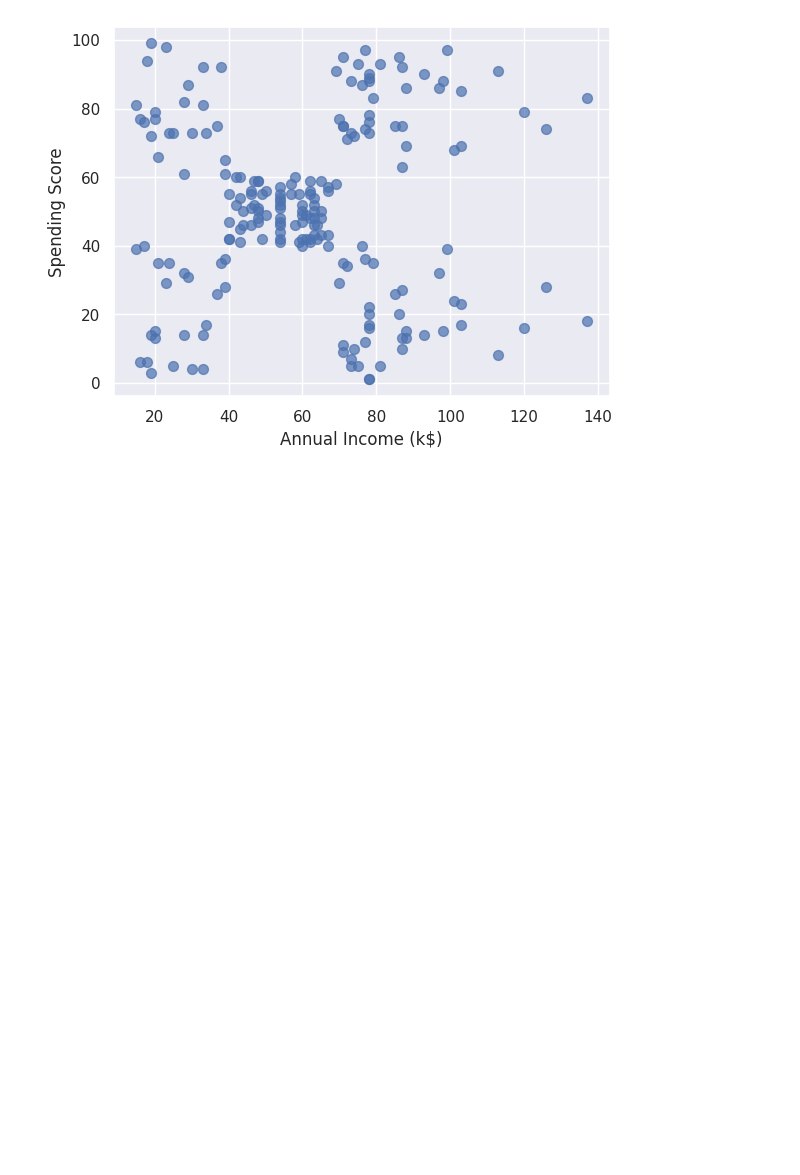
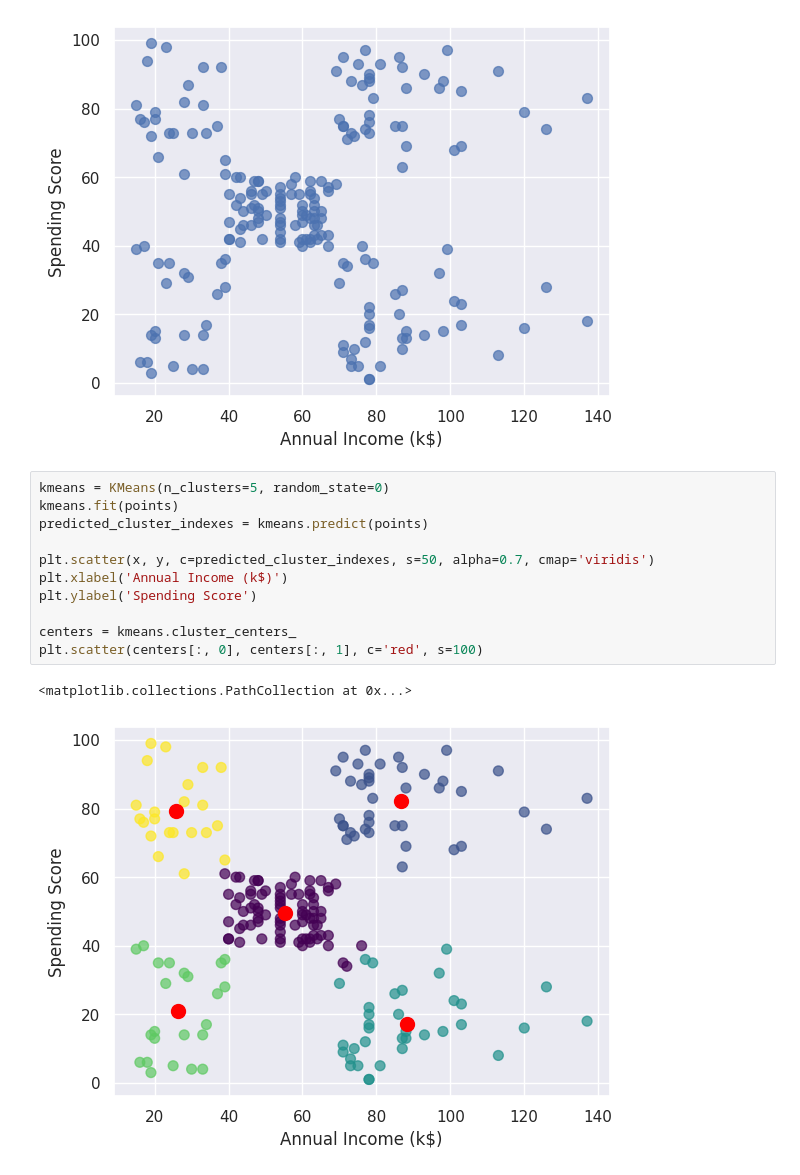
Before and after one commit to bolicnikola/Applied-Machine-Learning-And-AI, a Jupyter notebook: Unsupervised_Learning_with_kMeans.ipynb, the cells around one changed output. Drawn from its saved outputs; the diff is of its cells as text; blank space fills up the shorter version.

```diff
--- a/Unsupervised_Learning_with_kMeans.ipynb
+++ b/Unsupervised_Learning_with_kMeans.ipynb
@@ -73,3 +73,17 @@ plt.ylabel('Spending Score')
 # %% [output]
 Text(0, 0.5, 'Spending Score')
 [figure]
+# %%
+kmeans = KMeans(n_clusters=5, random_state=0)
+kmeans.fit(points)
+predicted_cluster_indexes = kmeans.predict(points)
+
+plt.scatter(x, y, c=predicted_cluster_indexes, s=50, alpha=0.7, cmap='viridis')
+plt.xlabel('Annual Income (k$)')
+plt.ylabel('Spending Score')
+
+centers = kmeans.cluster_centers_
+plt.scatter(centers[:, 0], centers[:, 1], c='red', s=100)
+# %% [output]
+<matplotlib.collections.PathCollection at 0x...>
+[figure, added]
```
Also changed, not shown: parts of 7 cells of this notebook.
